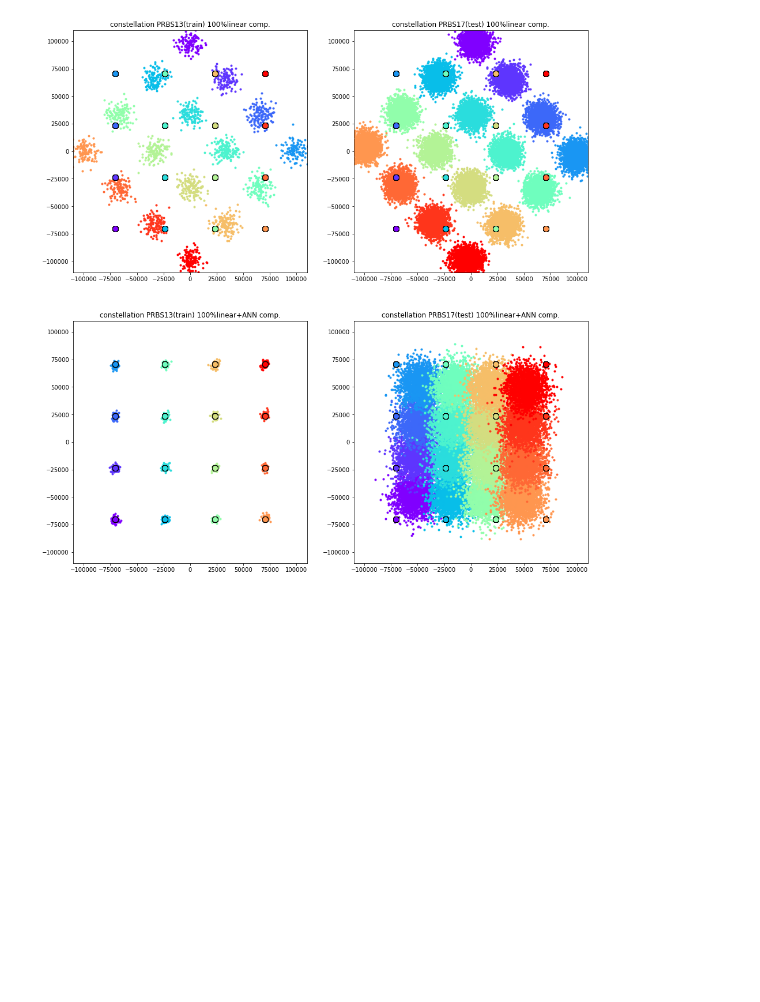
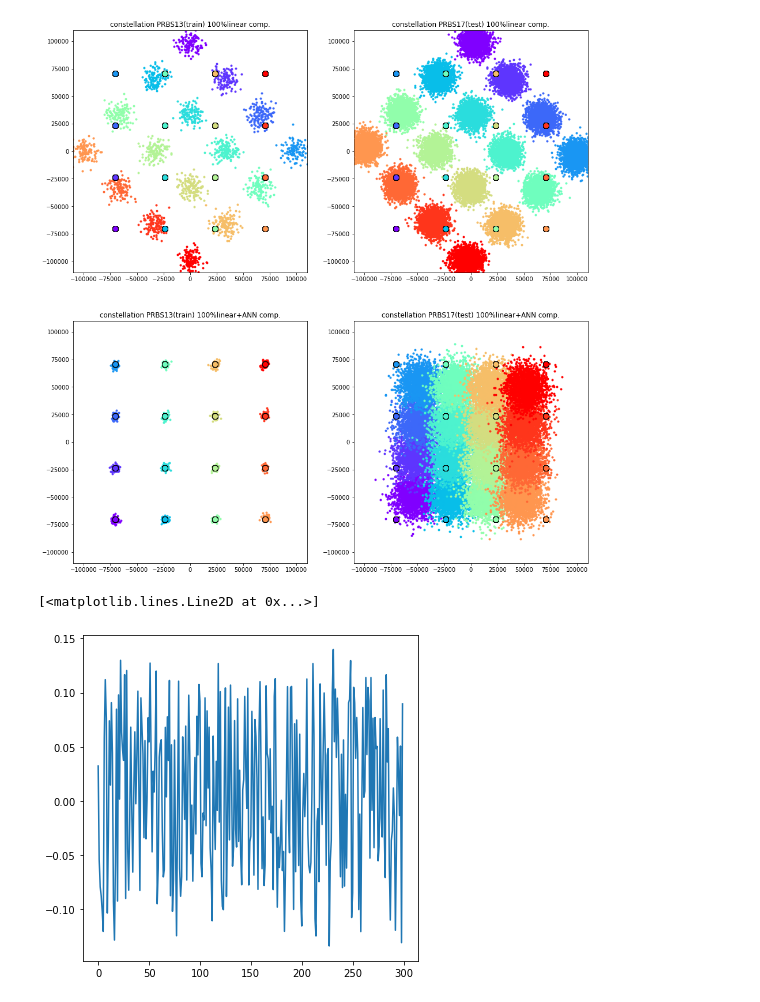
Before and after one commit to n-nooobu/masterthesis, a Jupyter notebook: src/ANN.ipynb, the cells around one changed output. Saved outputs shown, nothing was run; the diff lists cells and outputs as text; code cells hidden in the pictures; blank space fills up the shorter version.

```diff
--- a/src/ANN.ipynb
+++ b/src/ANN.ipynb
@@ -77,10 +116,12 @@ df = pd.read_csv(df_dir, index_col=0)  # dataframe読み込み
 condition = (df['N']==13) & (df['itr']==1) & (df['form']=='RZ16QAM') & (df['n']==32) & (df['equalize']==False) & (df['baudrate']==28) & (df['PdBm']==1)
 sgnl = load_pickle(df[condition].iloc[0]['data_path'])  # dataframeから条件と合う行を取得し,pickleの保存先(data_path)にアクセス
 lc = sgnl.linear_compensation(500, sgnl.signal['x_500'])
-x, y = data_shaping(sgnl.signal['x_0'][16::32], lc[16::32], max_tap, tap)  # ANNに入力できるようにデータを整形
+x, y = data_shaping2(sgnl.signal['x_0'][16::32], lc[16::32], max_tap, tap)  # ANNに入力できるようにデータを整形
 
 print('x size: ', x.shape)
 print('y size: ', y.shape)
+print(x[0])
+print(y[0])
 # %% [output]
 x size:  (1998, 58)
 y size:  (1998, 2)
@@ -195,11 +251,8 @@ tensor([[ 0.0314, -0.1387],
 # 4. train定義
 # %%
 def evm_score(y_pred, y_true):
-    if y_true.ndim == 2:
-        y_true = y_true[:, 0] + 1j * y_true[:, 1]
-        y_pred = y_pred[:, 0] + 1j * y_pred[:, 1]
     tmp = 0
     for i in range(len(y_pred)):
-        tmp += abs(y_pred[i] - y_true[i]) ** 2 / abs(y_true[i]) ** 2
+        tmp += ((y_pred[i][0] - y_true[i][0]) ** 2 + (y_pred[i][1] - y_true[i][1]) ** 2) / (y_true[i][0] ** 2 + y_true[i][1] ** 2)
     evm = torch.sqrt(tmp / len(y_pred))
     return evm
@@ -253,7 +291,7 @@ def train_model(device, model, dataloaders_dict, criterion, optimizer, epochs, e
                         optimizer.step()
 
                     epoch_loss += loss.item() * x.size(0)
-                    epoch_evms += (evm_score2(outputs, y)) ** 2 * x.size(0)
+                    epoch_evms += (evm_score(outputs, y)) ** 2 * x.size(0)
 
             epoch_loss = epoch_loss / len(dataloaders_dict[phase].dataset)
             epoch_evm = torch.sqrt(epoch_evms / len(dataloaders_dict[phase].dataset)) * 100
@@ -405,3 +438,13 @@ ax4.set_xlim(-lim, lim)
 ax4.set_ylim(-lim, lim);
 # %% [output]
 [figure]
+# %%
+#重み可視化
+weight = model.state_dict()['fc1.weight'].detach().numpy()
+
+fig = plt.figure(figsize=(6, 6))
+ax = fig.add_subplot(1, 1, 1)
+ax.plot(weight[:, 0])
+# %% [output]
+[<matplotlib.lines.Line2D at 0x...>]
+[figure, added]
```
Also changed, not shown: parts of 10 cells of this notebook, 1 other file.
